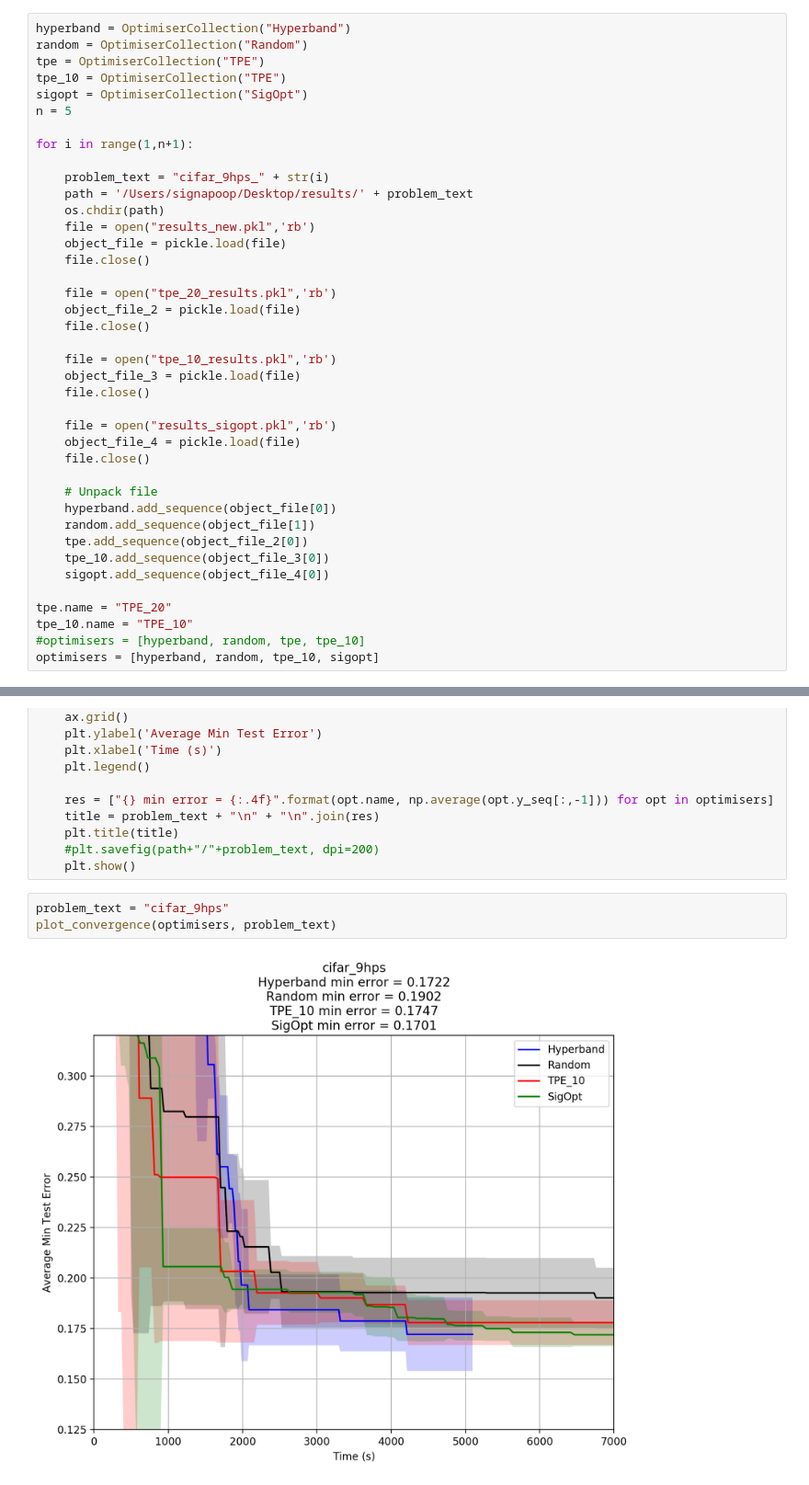
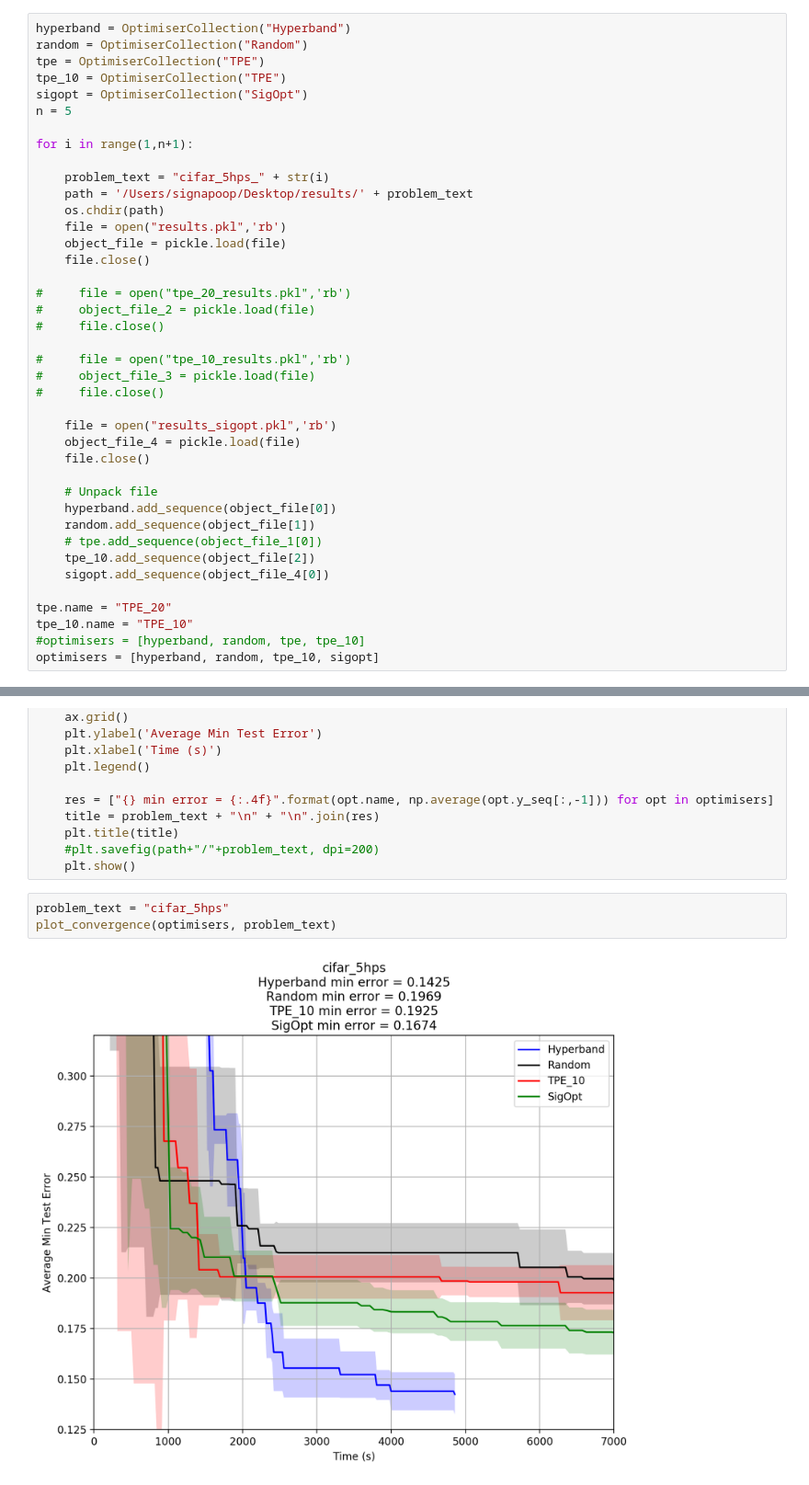
Before and after one commit to leowyy/autotune, a Jupyter notebook: analysis/combining_cifar_results.ipynb, the cells around one changed output, grey strips where cells are left out. Shown: that part at 92% size. Cells and saved outputs as stored; diff of their text form.

```diff
--- a/analysis/combining_cifar_results.ipynb
+++ b/analysis/combining_cifar_results.ipynb
@@ -72,20 +72,20 @@ n = 5
 
 for i in range(1,n+1):
 
-    problem_text = "cifar_9hps_" + str(i)
+    problem_text = "cifar_5hps_" + str(i)
     path = '/Users/signapoop/Desktop/results/' + problem_text
     os.chdir(path)
-    file = open("results_new.pkl",'rb')
+    file = open("results.pkl",'rb')
     object_file = pickle.load(file)
     file.close()
 
-    file = open("tpe_20_results.pkl",'rb')
-    object_file_2 = pickle.load(file)
-    file.close()
+#     file = open("tpe_20_results.pkl",'rb')
+#     object_file_2 = pickle.load(file)
+#     file.close()
 
-    file = open("tpe_10_results.pkl",'rb')
-    object_file_3 = pickle.load(file)
-    file.close()
+#     file = open("tpe_10_results.pkl",'rb')
+#     object_file_3 = pickle.load(file)
+#     file.close()
 
     file = open("results_sigopt.pkl",'rb')
     object_file_4 = pickle.load(file)
@@ -94,8 +94,8 @@ for i in range(1,n+1):
     # Unpack file
     hyperband.add_sequence(object_file[0])
     random.add_sequence(object_file[1])
-    tpe.add_sequence(object_file_2[0])
-    tpe_10.add_sequence(object_file_3[0])
+    # tpe.add_sequence(object_file_1[0])
+    tpe_10.add_sequence(object_file[2])
     sigopt.add_sequence(object_file_4[0])
 
 tpe.name = "TPE_20"
@@ -146,7 +146,7 @@ def plot_convergence(optimisers, problem_text=""):
     #plt.savefig(path+"/"+problem_text, dpi=200)
     plt.show()
 # %%
-problem_text = "cifar_9hps"
+problem_text = "cifar_5hps"
 plot_convergence(optimisers, problem_text)
 # %% [output]
-[figure, old version]
+[figure, new version]
```
Also changed, not shown: parts of 1 cell of this notebook, 5 other files.
